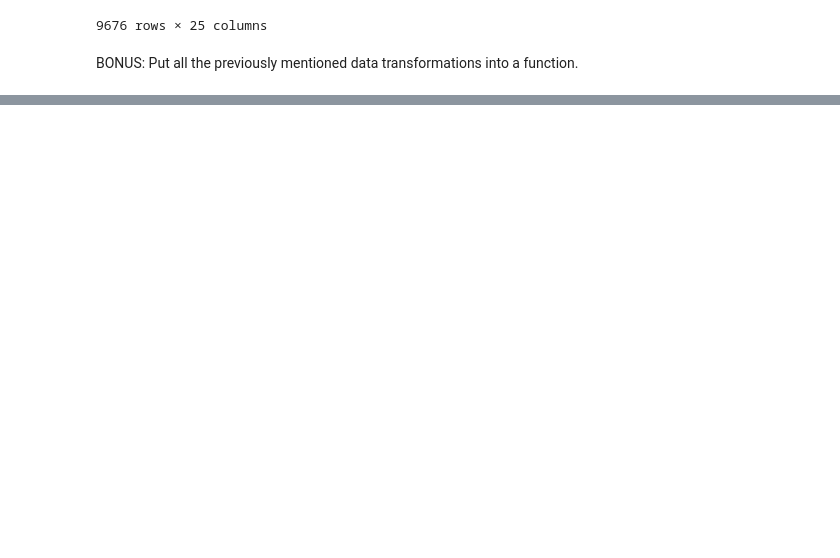
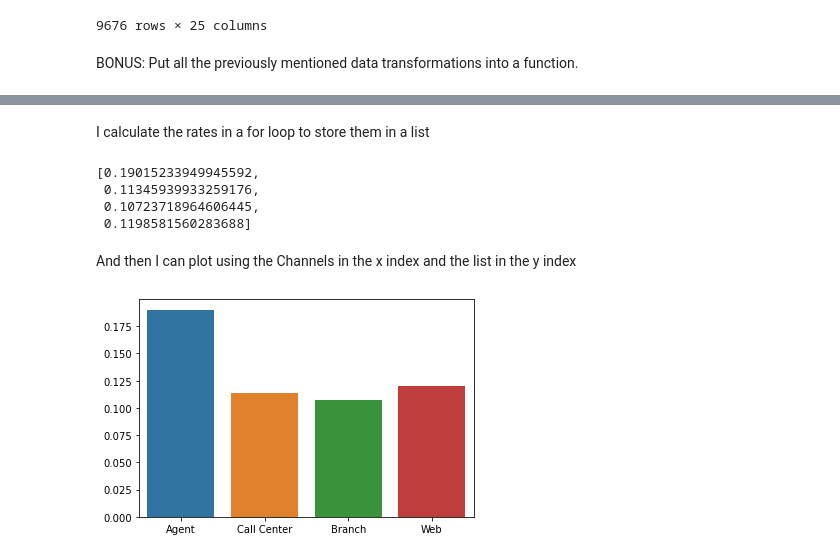
Before and after one commit to cargide/Customer-Analysis-Round, a Jupyter notebook: Customer Analysis Round 2.ipynb, the cells around one changed output, grey strips where cells are left out. Cells and saved outputs as stored; diff of their text form; code cells hidden in the pictures; blank space fills up the shorter version.

```diff
--- a/Customer Analysis Round 2.ipynb
+++ b/Customer Analysis Round 2.ipynb
@@ -306,0 +361,5 @@ BONUS: Put all the previously mentioned data transformations into a function.
+# %%
+table = clean_data.groupby(['SALES_CHANNEL', 'RESPONSE']).size()
+display(table)
+
+type(table)
@@ -306,0 +378,20 @@ BONUS: Put all the previously mentioned data transformations into a function.
+# %% [markdown]
+I calculate the rates in a for loop to store them in a list
+# %%
+rates = []
+
+for i in range(1, len(table), 2):
+    rates.append(table[i]/(table[i]+table[i-1]))
+rates
+# %% [output]
+[0.19015233949945592,
+ 0.11345939933259176,
+ 0.10723718964606445,
+ 0.1198581560283688]
+# %% [markdown]
+And then I can plot using the Channels in the x index and the list in the y index
+# %%
+sns.barplot(x=clean_data['SALES_CHANNEL'].unique(), y=rates)
+plt.show()
+# %% [output]
+[figure, added]
```
Also changed, not shown: parts of 16 cells of this notebook.
